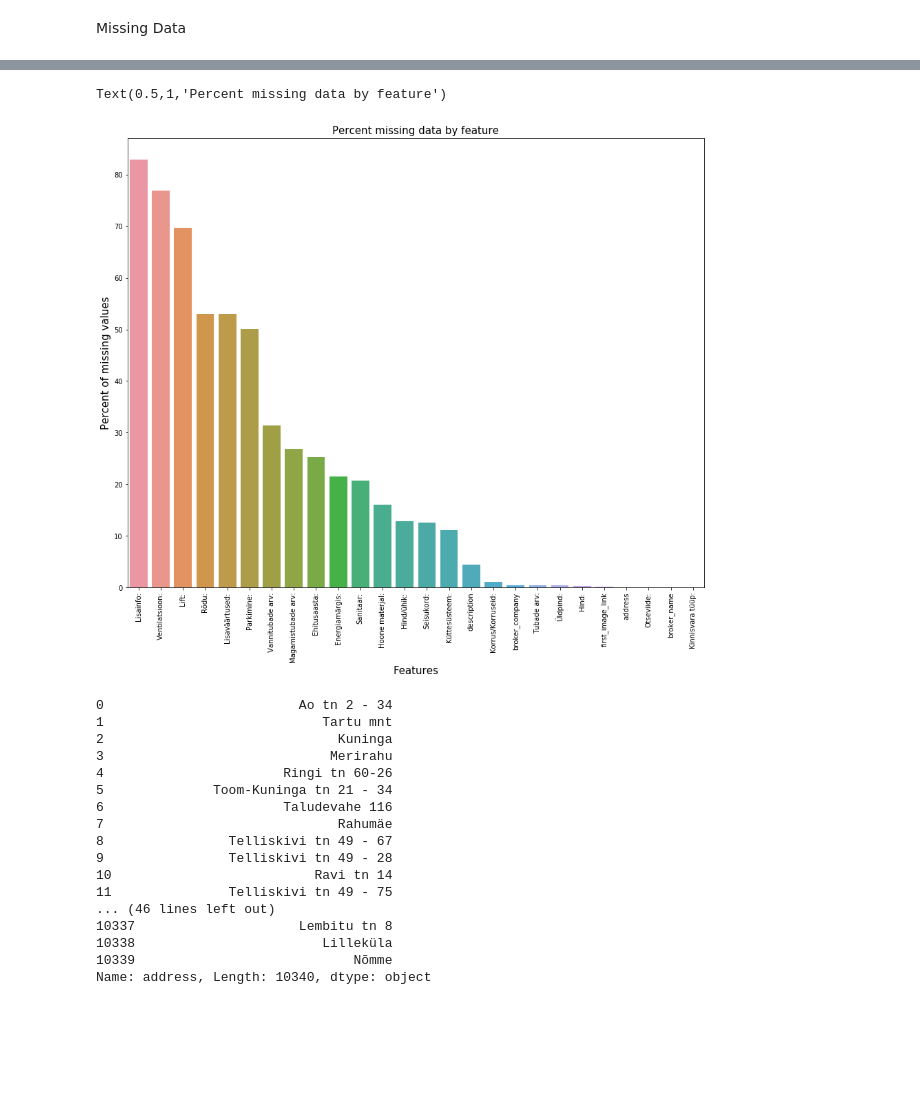
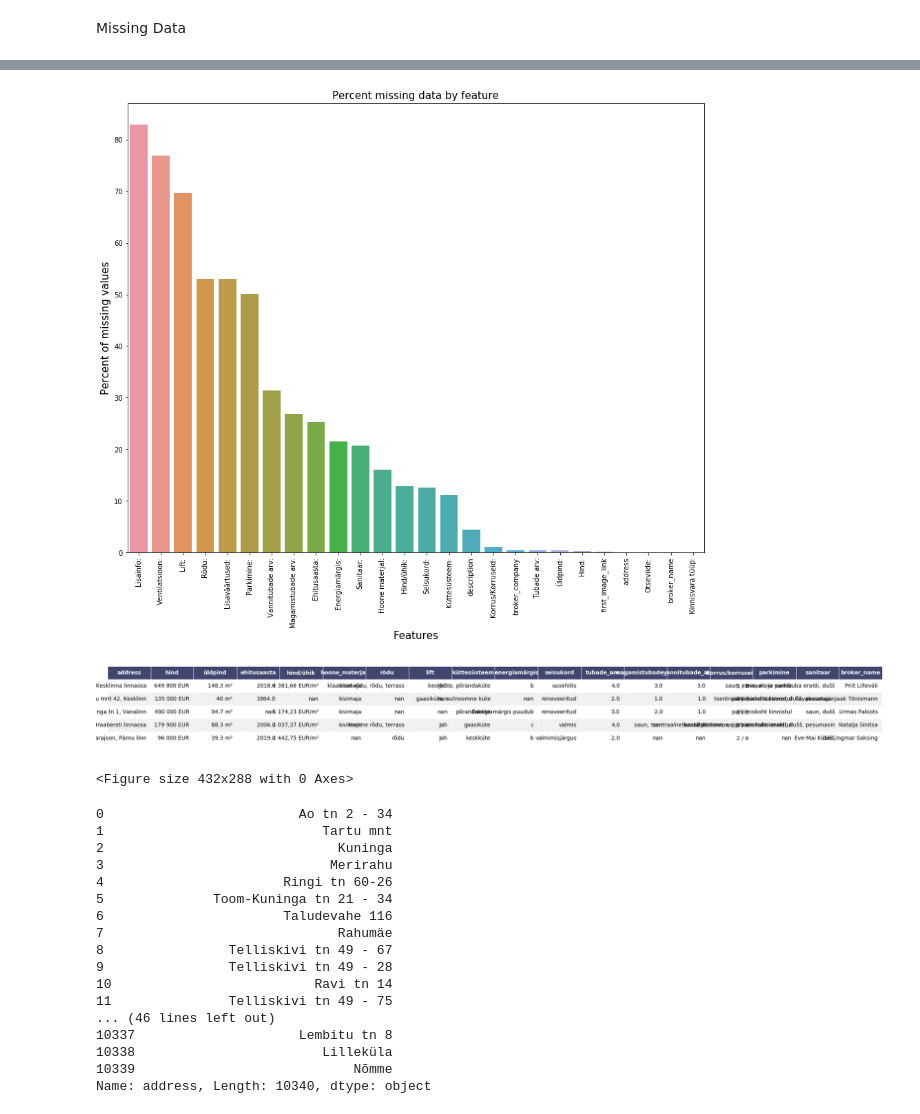
Before and after one commit to zdarovich/tln_house_price_prediction, a Jupyter notebook: house_data_proccesing.ipynb, the cells around one changed output, grey strips where cells are left out. Cells and saved outputs as stored; diff of their text form; code cells hidden in the pictures; blank space fills up the shorter version.

```diff
--- a/house_data_proccesing.ipynb
+++ b/house_data_proccesing.ipynb
@@ -12,6 +13,30 @@ warnings.filterwarnings('ignore')
 # %%
 PATH = '/Users/a/Desktop/lab/house_price/data/city24_export.csv'
 EXPORT_TO = '/Users/a/Desktop/lab/house_price/data/city24_processed.csv'
+PLOT_EXPORT = '/Users/a/Desktop/bachelor_thesis/plots/'
+# %%
+def render_mpl_table(data, col_width=3.0, row_height=0.625, font_size=14,
+                     header_color='#40466e', row_colors=['#f1f1f2', 'w'], edge_color='w',
+                     bbox=[0, 0, 1, 1], header_columns=0,
+                     ax=None, **kwargs):
+    if ax is None:
+        size = (np.array(data.shape[::-1]) + np.array([0, 1])) * np.array([col_width, row_height])
+        fig, ax = plt.subplots(figsize=size)
+        ax.axis('off')
+
+    mpl_table = ax.table(cellText=data.values, bbox=bbox, colLabels=data.columns, **kwargs)
+
+    mpl_table.auto_set_font_size(False)
+    mpl_table.set_fontsize(font_size)
+
+    for k, cell in  six.iteritems(mpl_table._cells):
+        cell.set_edgecolor(edge_color)
+        if k[0] == 0 or k[1] < header_columns:
+            cell.set_text_props(weight='bold', color='w')
+            cell.set_facecolor(header_color)
+        else:
+            cell.set_facecolor(row_colors[k[0]%len(row_colors) ])
+    return ax
 # %%
 df = pd.read_csv(PATH, ',')
 df.shape
@@ -59,8 +70,8 @@ sns.barplot(x=all_data_na.index, y=all_data_na)
 plt.xlabel('Features', fontsize=15)
 plt.ylabel('Percent of missing values', fontsize=15)
 plt.title('Percent missing data by feature', fontsize=15)
+plt.savefig(PLOT_EXPORT + 'missing_values.pdf', bbox_inches='tight')
 # %% [output]
-Text(0.5,1,'Percent missing data by feature')
 [figure]
 # %%
 def remove_last(string):
@@ -74,6 +85,13 @@ df.columns = df.columns.map(str.lower).map(remove_last).map(replace_space)
 cols_to_remove = ['first_image_link', 'description', 'otseviide',
                   'lisainfo', 'kinnisvara_tüüp', 'lisaväärtused', 'ventilatsioon','broker_company']
 df.drop(cols_to_remove, axis=1, inplace=True)
+# %%
+render_mpl_table(df.head(5), header_columns=0, col_width=2.0)
+plt.show()
+plt.savefig(PLOT_EXPORT + 'raw_data.png', bbox_inches='tight')
+# %% [output]
+[figure, added]
+<Figure size 432x288 with 0 Axes>
 # %%
 df.drop(index=df[df['address'].isnull()].index, inplace=True)
 df.dropna(subset=['hind','üldpind', 'tubade_arv'], inplace=True)
```
Also changed, not shown: parts of 10 cells of this notebook, 1 other file.
